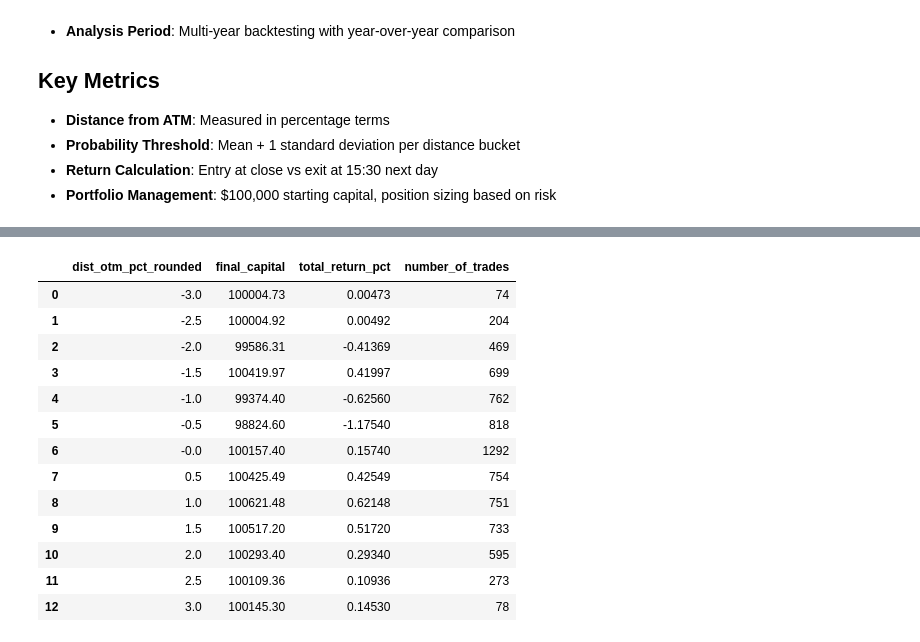
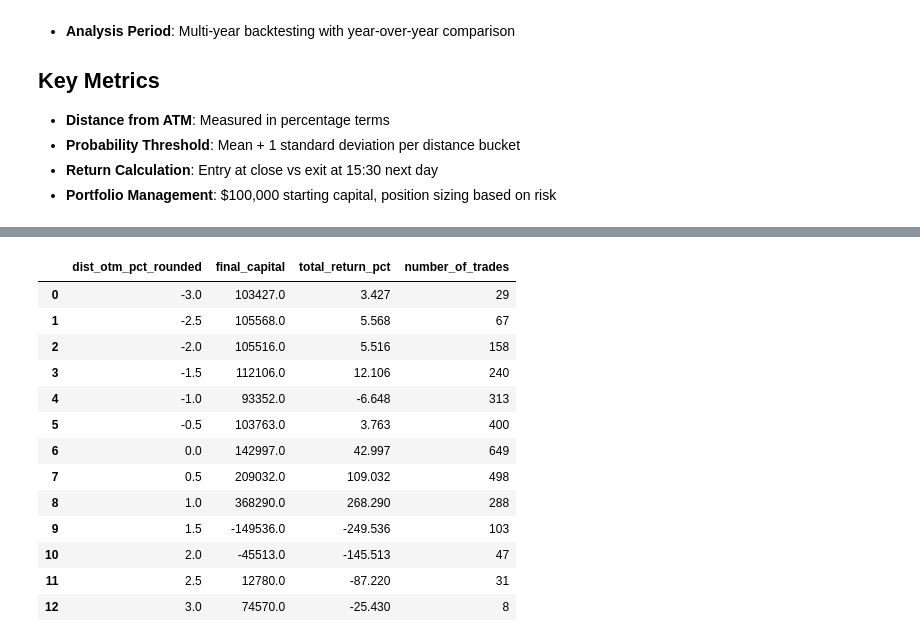
Before and after one commit to ejaxDev/option_model, a Jupyter notebook: option_model_analysis.ipynb, the cells around one changed output, grey strips where cells are left out. Saved outputs shown, nothing was run; the diff lists cells and outputs as text; code cells hidden in the pictures.

```diff
--- a/option_model_analysis.ipynb
+++ b/option_model_analysis.ipynb
@@ -89,12 +89,14 @@ df = df.copy()
 # Round to nearest 0.5% and clip extreme values to avoid sparse data
 df["dist_otm_pct_rounded"] = ((df["dist_atm_pct"] * 2).round() / 2).clip(lower=-3, upper=3)
 
-# STEP 2: Calculate statistical thresholds per distance bucket
+# STEP 2: Ensure consistent sorting before grouping
+df = df.sort_values(["dist_otm_pct_rounded", "datetime"])  # Sort by bucket and datetime
+
 # Group by rounded distance to compute mean and standard deviation of probabilities
-group_stats = df.groupby("dist_otm_pct_rounded")["probability"]
+grouped = df.groupby("dist_otm_pct_rounded")["probability"]
 
-df["mean_prob"] = group_stats.transform("mean")
-df["std_prob"]  = group_stats.transform("std")
+df["mean_prob"] = grouped.expanding().mean().reset_index(level=0, drop=True)
+df["std_prob"]  = grouped.expanding().std().reset_index(level=0, drop=True)
 
 # STEP 3: Define probability threshold for trade entry
 # Only trade when probability exceeds mean + 1 standard deviation for that distance bucket
@@ -112,4 +114,3 @@ df["ret"] = (df["price_at_15_30"] - df["close_in_cents"]) / df["close_in_cents"]
 
 # STEP 6: Create filtered dataset with only qualifying trades
 ret_df = df.loc[mask, :].copy()
-ret_df
@@ -176,41 +163,42 @@ otm_ret = dict(tuple(
 ))
 # %%
 summary = []
-
+equity_curves = {}
 for dist, g in otm_ret.items():
 
     start_capital = 100000  # $100,000 starting capital
     g = g.reset_index(drop=True)
     day_amt = None
     dates = set()
+    datetimes = []
+    equity_path = []
+    g = g.sort_values('datetime')
     for i in range(len(g)):
 
-        entry = g.loc[i, 'close_in_cents'] /100         # e.g. 150 = $1.50
-        exit_ = g.loc[i, 'price_at_15_30'] / 100        # also in cents
+        entry = g.loc[i, 'close_in_cents'] / 100    #convert cents to dollars
+        exit_ = g.loc[i, 'price_at_15_30'] / 100    # also in cents
         date = g.loc[i, 'date']
         if entry <= 0 or exit_ <= 0:
             continue
-        if date not in dates:
-            day_amt = 5000
-            dates.add(date)
-        trade_amount = day_amt
+        trade_amount = 5000
 
         # cost per contract in dollars = entry
-        contracts = int(trade_amount / entry)
-
-        if contracts == 0:
+        contracts = int(trade_amount / (entry*100))
+        print(contracts)
+        if contracts > 3000:
             print(f"Skipping trade at index {i} for dist {dist} due to insufficient capital for even 1 contract.")
             continue
 
-        pnl = contracts * (exit_ - entry) / 100  # convert cents PnL to dollars
-
+        pnl = 100*contracts*(exit_ - entry)
         start_capital += pnl
-
+        equity_path.append(start_capital)
+        datetimes.append(g.loc[i, 'datetime'])
+    equity_curves[dist] = pd.Series(equity_path, index=datetimes)
     summary.append({
         'dist_otm_pct_rounded': dist,
         'final_capital': start_capital,
         'total_return_pct': (start_capital - 100000) / 100000 * 100,
-        'number_of_trades': len(g)
+        'number_of_trades': len(equity_path)
 
     })
 
@@ -220,14 +225,14 @@ summary_df
 |  | dist_otm_pct_rounded | final_capital | total_return_pct | number_of_trades |
-| 0 | -3.0 | 100004.73 | 0.00473 | 74 |
-| 1 | -2.5 | 100004.92 | 0.00492 | 204 |
-| 2 | -2.0 | 99586.31 | -0.41369 | 469 |
-| 3 | -1.5 | 100419.97 | 0.41997 | 699 |
-| 4 | -1.0 | 99374.40 | -0.62560 | 762 |
-| 5 | -0.5 | 98824.60 | -1.17540 | 818 |
-| 6 | -0.0 | 100157.40 | 0.15740 | 1292 |
-| 7 | 0.5 | 100425.49 | 0.42549 | 754 |
-| 8 | 1.0 | 100621.48 | 0.62148 | 751 |
-| 9 | 1.5 | 100517.20 | 0.51720 | 733 |
-| 10 | 2.0 | 100293.40 | 0.29340 | 595 |
-| 11 | 2.5 | 100109.36 | 0.10936 | 273 |
-| 12 | 3.0 | 100145.30 | 0.14530 | 78 |
+| 0 | -3.0 | 103427.0 | 3.427 | 29 |
+| 1 | -2.5 | 105568.0 | 5.568 | 67 |
+| 2 | -2.0 | 105516.0 | 5.516 | 158 |
+| 3 | -1.5 | 112106.0 | 12.106 | 240 |
+| 4 | -1.0 | 93352.0 | -6.648 | 313 |
+| 5 | -0.5 | 103763.0 | 3.763 | 400 |
+| 6 | 0.0 | 142997.0 | 42.997 | 649 |
+| 7 | 0.5 | 209032.0 | 109.032 | 498 |
+| 8 | 1.0 | 368290.0 | 268.290 | 288 |
+| 9 | 1.5 | -149536.0 | -249.536 | 103 |
+| 10 | 2.0 | -45513.0 | -145.513 | 47 |
+| 11 | 2.5 | 12780.0 | -87.220 | 31 |
+| 12 | 3.0 | 74570.0 | -25.430 | 8 |
```
Also changed, not shown: parts of 9 cells of this notebook.
